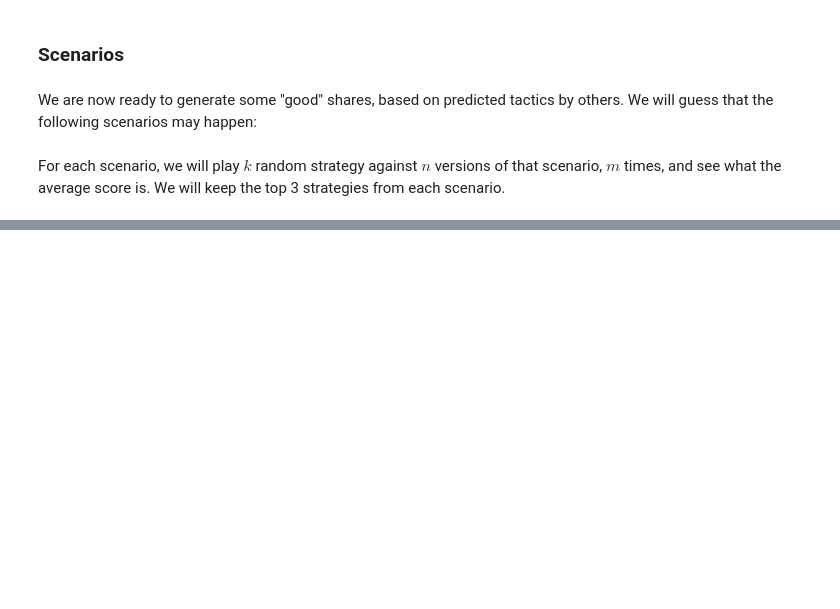
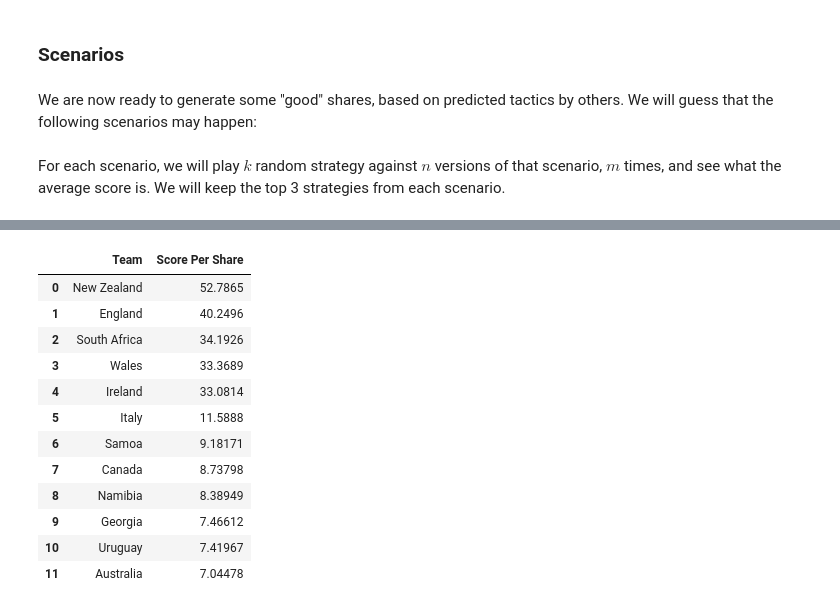
Before and after one commit to neb0123/Rugby2019Predictor, a Jupyter notebook: FinalReport/RugbyPredict.ipynb, the cells around one changed output, grey strips where cells are left out. Drawn from its saved outputs; the diff is of its cells as text; code cells hidden in the pictures; blank space fills up the shorter version.

```diff
--- a/FinalReport/RugbyPredict.ipynb
+++ b/FinalReport/RugbyPredict.ipynb
@@ -618,0 +648,16 @@ However, when the random tactics do well, the blue and orange peaks are much clo
+# %%
+ess_table(Scenario2)
+# %% [output]
+|  | Team | Score Per Share |
+| 0 | New Zealand | 52.7865 |
+| 1 | England | 40.2496 |
+| 2 | South Africa | 34.1926 |
+| 3 | Wales | 33.3689 |
+| 4 | Ireland | 33.0814 |
+| 5 | Italy | 11.5888 |
+| 6 | Samoa | 9.18171 |
+| 7 | Canada | 8.73798 |
+| 8 | Namibia | 8.38949 |
+| 9 | Georgia | 7.46612 |
+| 10 | Uruguay | 7.41967 |
+| 11 | Australia | 7.04478 |
```
Also changed, not shown: parts of 31 cells of this notebook.
